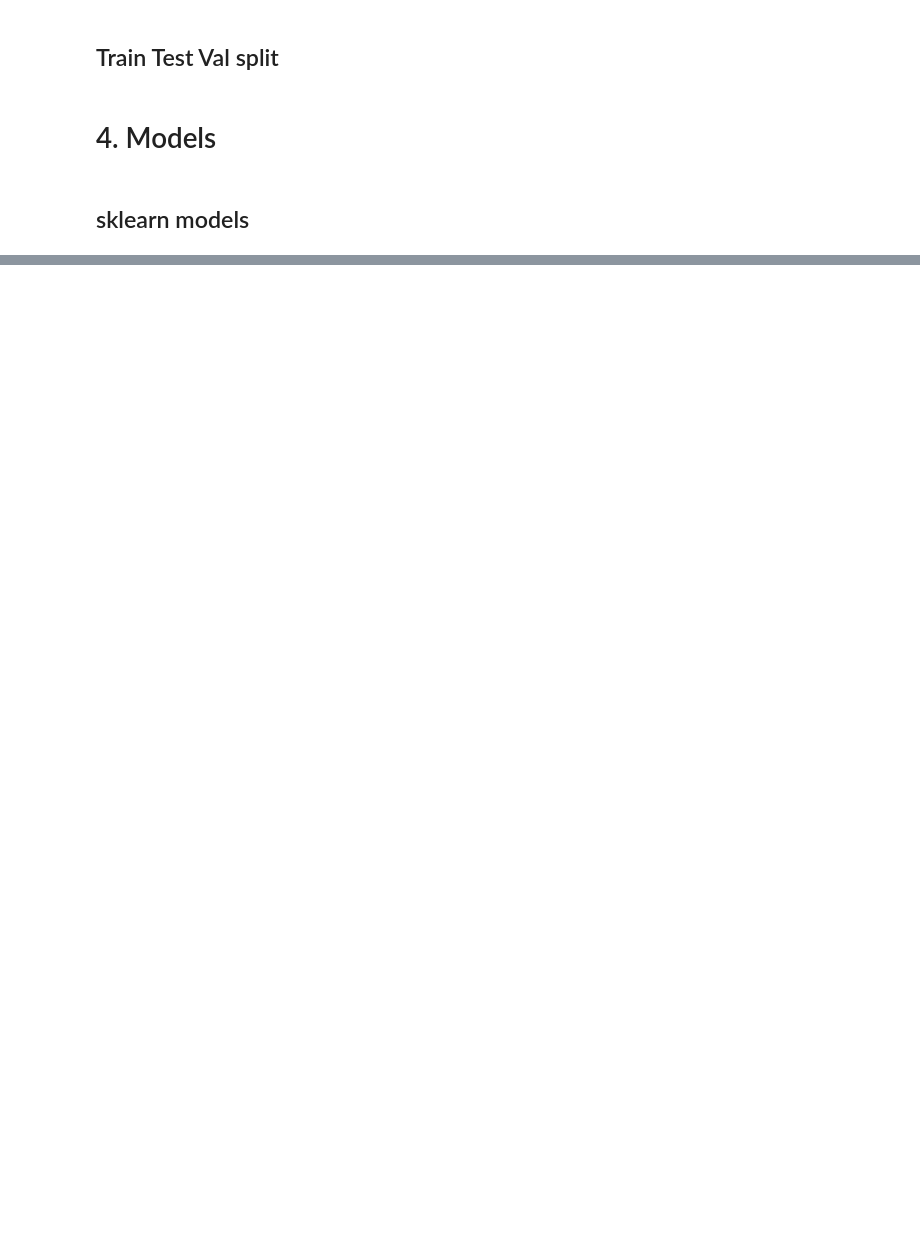
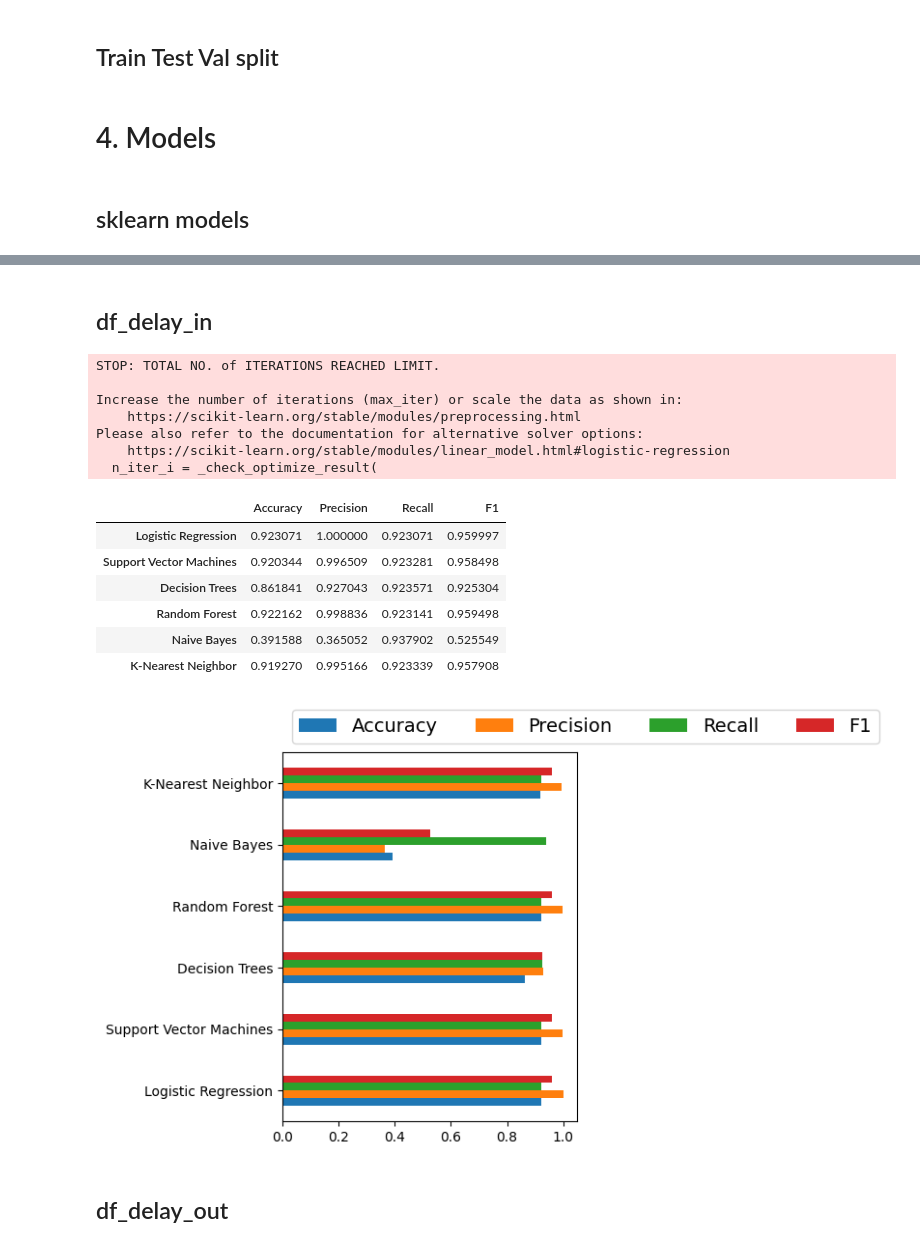
Before and after one commit to Oleksij-gh/infotech-task, a Jupyter notebook: infotech_test_task_v2.ipynb, the cells around one changed output, grey strips where cells are left out. Cells and saved outputs as stored; diff of their text form; code cells hidden in the pictures; blank space fills up the shorter version.

```diff
--- a/infotech_test_task_v2.ipynb
+++ b/infotech_test_task_v2.ipynb
@@ -465,0 +224,40 @@ df.head()
+# %%
+df_delay_in = get_df_target(df, 'in', True)
+df_delay_out = get_df_target(df, 'out', True)
+df_hurry_in = get_df_target(df, 'in', False)
+df_hurry_out = get_df_target(df, 'out', False)
+# %%
+df_delay_in = df_delay_in.drop(['scheduled_time_out', 'scheduled_time_in'], axis=1)
+df_delay_out = df_delay_out.drop(['scheduled_time_out', 'scheduled_time_in'], axis=1)
+df_hurry_in = df_hurry_in.drop(['scheduled_time_out', 'scheduled_time_in'], axis=1)
+df_hurry_out = df_hurry_out.drop(['scheduled_time_out', 'scheduled_time_in'], axis=1)
+# %%
+models_rf = {}
+# %% [markdown]
+## df_delay_in
+# %%
+#data = encode(df_delay_in)
+X_train, y_train, X_val, y_val, X_test, y_test = split_data(df_delay_in.drop('target', axis=1), df_delay_in['target'])
+models = train(X_train, y_train)
+models_rf['df_delay_in'] = models['Random Forest']
+df_val = evaluate(models, X_val, y_val)
+plot_metrics(df_val, models)
+df_val
+# %% [output]
+STOP: TOTAL NO. of ITERATIONS REACHED LIMIT.
+
+Increase the number of iterations (max_iter) or scale the data as shown in:
+    https://scikit-learn.org/stable/modules/preprocessing.html
+Please also refer to the documentation for alternative solver options:
+    https://scikit-learn.org/stable/modules/linear_model.html#logistic-regression
+  n_iter_i = _check_optimize_result(
+|  | Accuracy | Precision | Recall | F1 |
+| Logistic Regression | 0.923071 | 1.000000 | 0.923071 | 0.959997 |
+| Support Vector Machines | 0.920344 | 0.996509 | 0.923281 | 0.958498 |
+| Decision Trees | 0.861841 | 0.927043 | 0.923571 | 0.925304 |
+| Random Forest | 0.922162 | 0.998836 | 0.923141 | 0.959498 |
+| Naive Bayes | 0.391588 | 0.365052 | 0.937902 | 0.525549 |
+| K-Nearest Neighbor | 0.919270 | 0.995166 | 0.923339 | 0.957908 |
+[figure, added]
+# %% [markdown]
+## df_delay_out
```
Also changed, not shown: parts of 72 cells of this notebook.
